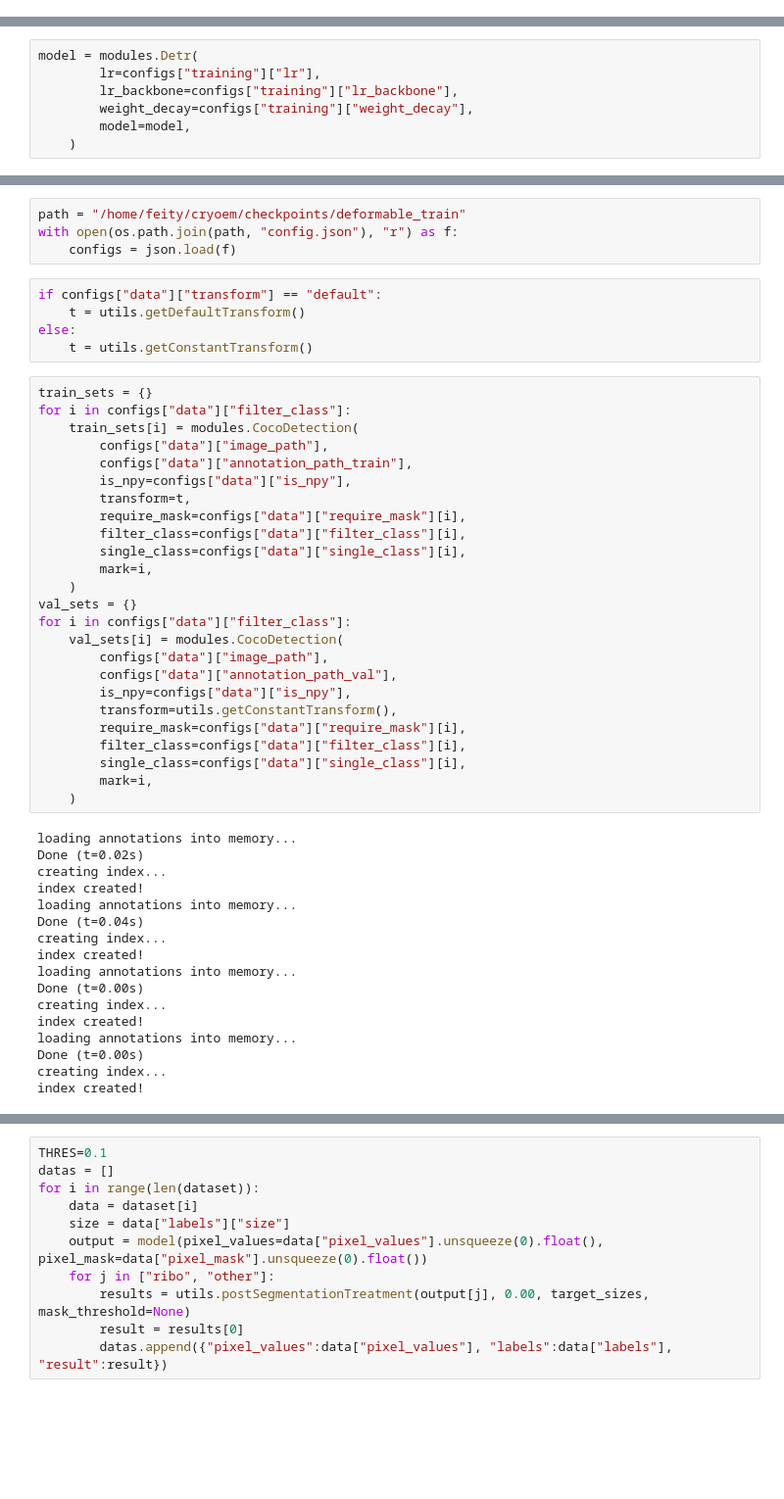
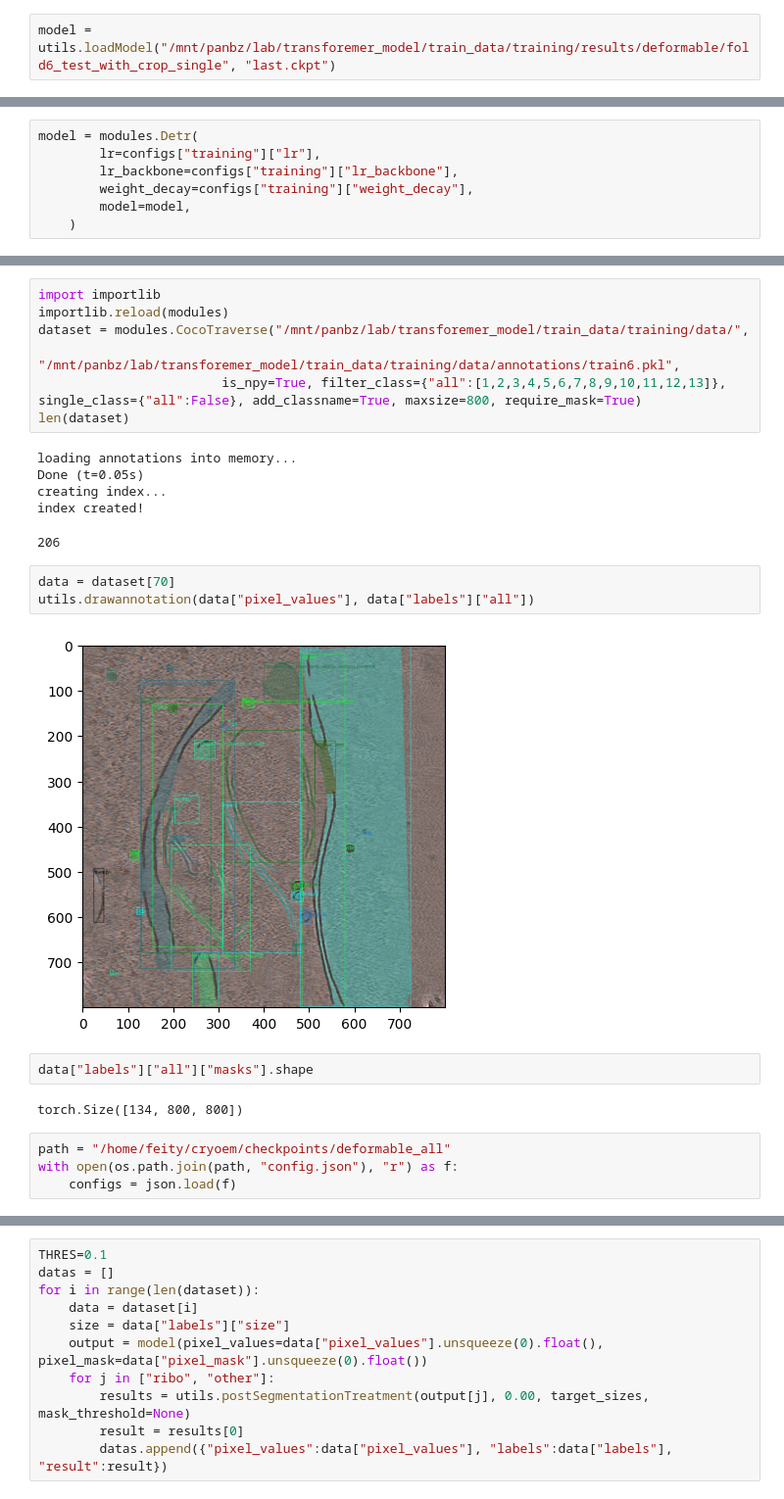
Before and after one commit to tyfei0216/cryoem, a Jupyter notebook: buildStage2dataset.ipynb, the cells around one changed output, grey strips where cells are left out. Shown: that part at 98% size. Saved outputs shown, nothing was run; the diff lists cells and outputs as text; blank space fills up the shorter version.

```diff
--- a/buildStage2dataset.ipynb
+++ b/buildStage2dataset.ipynb
@@ -26,0 +33,2 @@ import utils
+# %%
+model = utils.loadModel("/mnt/panbz/lab/transforemer_model/train_data/training/results/deformable/fold6_test_with_crop_single", "last.ckpt")
@@ -146,51 +195,26 @@ import utils
+# %%
+import importlib
+importlib.reload(modules)
+dataset = modules.CocoTraverse("/mnt/panbz/lab/transforemer_model/train_data/training/data/",
+                        "/mnt/panbz/lab/transforemer_model/train_data/training/data/annotations/train6.pkl",
+                        is_npy=True, filter_class={"all":[1,2,3,4,5,6,7,8,9,10,11,12,13]}, single_class={"all":False}, add_classname=True, maxsize=800, require_mask=True)
+len(dataset)
+# %% [output]
+loading annotations into memory...
+Done (t=0.05s)
+creating index...
+index created!
+206
+# %%
+data = dataset[70]
+utils.drawannotation(data["pixel_values"], data["labels"]["all"])
+# %% [output]
+[figure, added]
+# %%
+data["labels"]["all"]["masks"].shape
+# %% [output]
+torch.Size([134, 800, 800])
 # %%
-path = "/home/feity/cryoem/checkpoints/deformable_train"
+path = "/home/feity/cryoem/checkpoints/deformable_all"
 with open(os.path.join(path, "config.json"), "r") as f:
     configs = json.load(f)
-# %%
-if configs["data"]["transform"] == "default":
-    t = utils.getDefaultTransform()
-else:
-    t = utils.getConstantTransform()
-# %%
-train_sets = {}
-for i in configs["data"]["filter_class"]:
-    train_sets[i] = modules.CocoDetection(
-        configs["data"]["image_path"],
-        configs["data"]["annotation_path_train"],
-        is_npy=configs["data"]["is_npy"],
-        transform=t,
-        require_mask=configs["data"]["require_mask"][i],
-        filter_class=configs["data"]["filter_class"][i],
-        single_class=configs["data"]["single_class"][i],
-        mark=i,
-    )
-val_sets = {}
-for i in configs["data"]["filter_class"]:
-    val_sets[i] = modules.CocoDetection(
-        configs["data"]["image_path"],
-        configs["data"]["annotation_path_val"],
-        is_npy=configs["data"]["is_npy"],
-        transform=utils.getConstantTransform(),
-        require_mask=configs["data"]["require_mask"][i],
-        filter_class=configs["data"]["filter_class"][i],
-        single_class=configs["data"]["single_class"][i],
-        mark=i,
-    )
-# %% [output]
-loading annotations into memory...
-Done (t=0.02s)
-creating index...
-index created!
-loading annotations into memory...
-Done (t=0.04s)
-creating index...
-index created!
-loading annotations into memory...
-Done (t=0.00s)
-creating index...
-index created!
-loading annotations into memory...
-Done (t=0.00s)
-creating index...
-index created!
```
Also changed, not shown: parts of 85 cells of this notebook, 11 other files.
